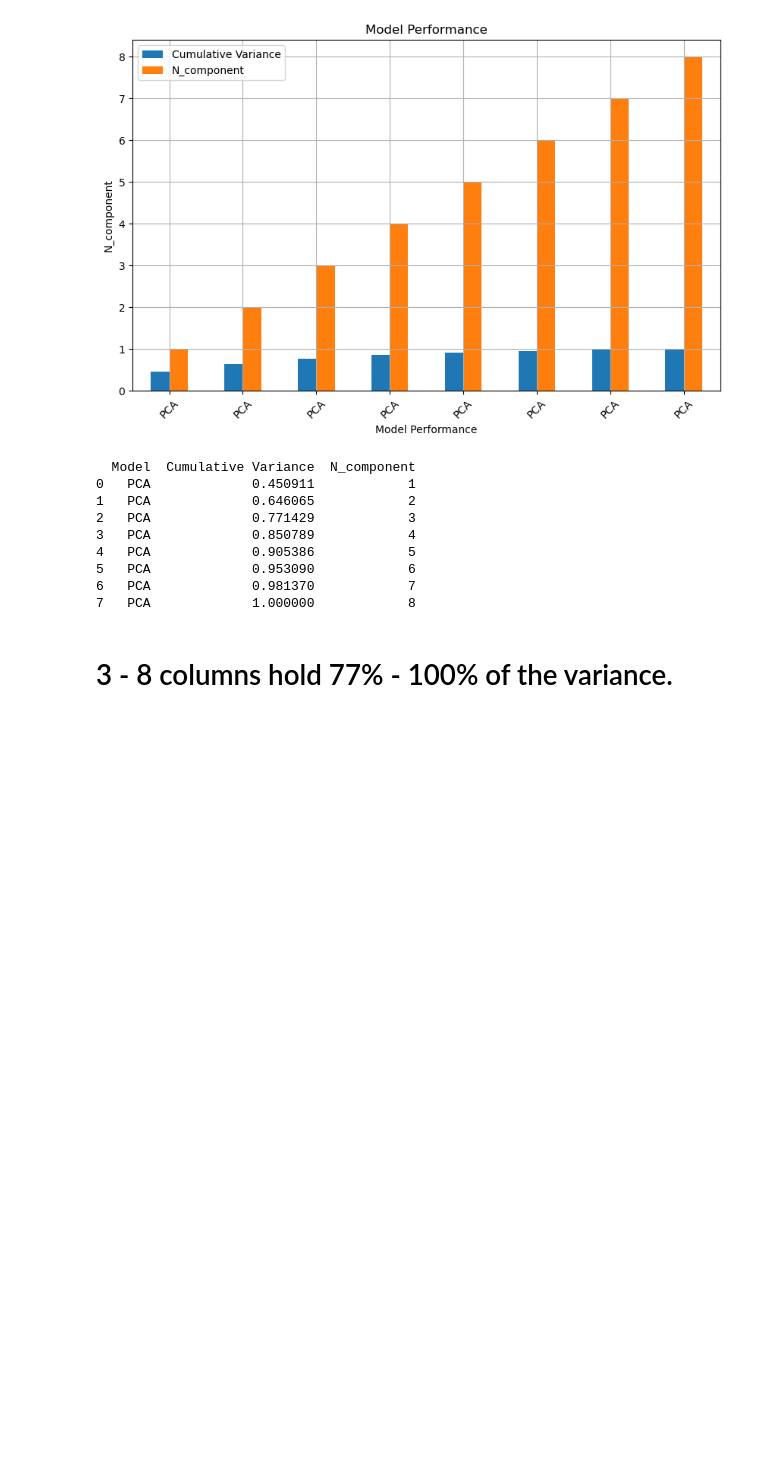
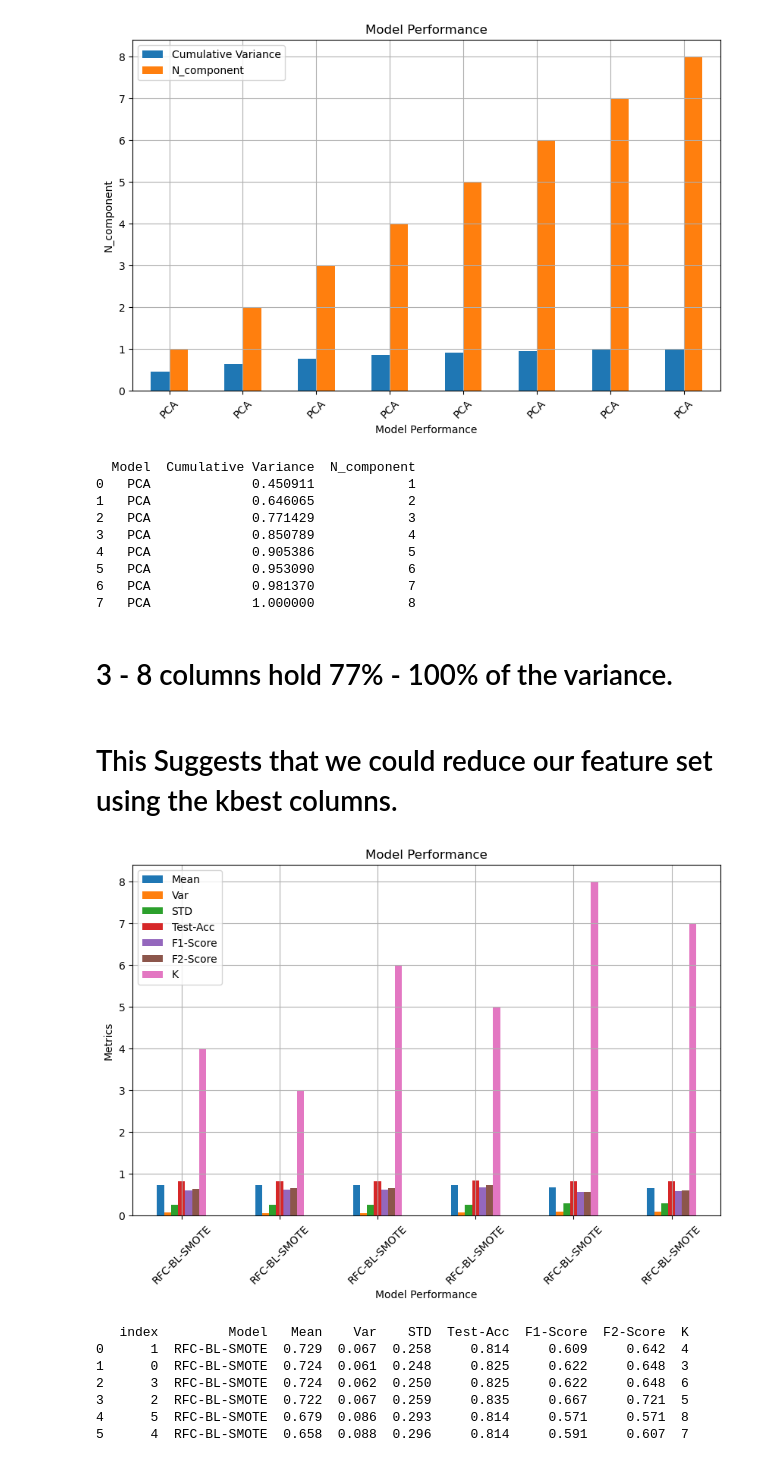
Before and after one commit to MaukanMir/Prostate-Cancer-Classification, a Jupyter notebook: training.ipynb, the cells around one changed output. Drawn from its saved outputs; the diff is of its cells as text; code cells hidden in the pictures; blank space fills up the shorter version.

Commit message:
added kbest columns selection

```diff
--- a/training.ipynb
+++ b/training.ipynb
@@ -110,7 +111,7 @@ def create_pipeline(model_name, model):
 
   return sklearnPipeline(steps=steps)
 
-def create_imb_pipeline(sampling_model_name, sampling_model, model_name, model):
+def create_imb_pipeline(sampling_model_name, sampling_model, model_name, model, kbest=None):
 
   steps = [
     ("Scaler", StandardScaler()),
@@ -118,6 +119,8 @@ def create_imb_pipeline(sampling_model_name, sampling_model, model_name, model):
     (sampling_model_name, sampling_model),
     (model_name, model)
   ]
+  if kbest is not None:
+    steps.insert(1, ("kbest", kbest))
   return imb_pipeline(steps=steps)
 
 def evaluate_model(model, X, y, scoring_metric):
@@ -233,6 +236,30 @@ def pca_analysis(X):
   df = pd.DataFrame(pca_performance)
   plot_model_performance(df, ["Cumulative Variance", "N_component"], "N_component")
   print(df)
+
+def test_kBest_columns(model, model_name, sampling_model, sample_model_name, X, y, variance_window, kMetric, scoring_metric):
+
+  gather_metrics = []
+  for k in variance_window:
+    kbest = SelectKBest(score_func=kMetric, k=k)
+    pipeline = create_imb_pipeline(sample_model_name, sampling_model, model_name, model, kbest)
+    scores = evaluate_model(pipeline, X, y, scoring_metric)
+
+    gather_metrics.append(
+        {
+          "Model": model_name + "-" + sample_model_name,
+          "Mean": scores[0],
+          "Var": scores[1],
+          "STD": scores[2],
+          "Test-Acc":scores[3],
+          "F1-Score":scores[4],
+          "F2-Score":scores[5],
+          "K":k
+        }
+      )
+  df = pd.DataFrame(gather_metrics).sort_values(by="Mean", ascending=False).reset_index()
+  plot_model_performance(df,["Mean", "Var", "STD", "Test-Acc", "F1-Score", "F2-Score", "K"], "Metrics")
+  print(df)
 # %% [markdown]
 # EDA Analysis
 # %%
@@ -819,3 +846,19 @@ pca_analysis(X)
 7   PCA             1.000000            8
 # %% [markdown]
 # 3 - 8 columns hold 77% - 100% of the variance.
+# %% [markdown]
+# This Suggests that we could reduce our feature set using the kbest columns.
+# %%
+variance_window = range(3, 8+1)
+kmetric = f_classif
+
+test_kBest_columns(rfc_clf, "RFC", BorderlineSMOTE(), "BL-SMOTE", X, y, variance_window, kmetric, f2_metric)
+# %% [output]
+[figure, added]
+   index         Model   Mean    Var    STD  Test-Acc  F1-Score  F2-Score  K
+0      1  RFC-BL-SMOTE  0.729  0.067  0.258     0.814     0.609     0.642  4
+1      0  RFC-BL-SMOTE  0.724  0.061  0.248     0.825     0.622     0.648  3
+2      3  RFC-BL-SMOTE  0.724  0.062  0.250     0.825     0.622     0.648  6
+3      2  RFC-BL-SMOTE  0.722  0.067  0.259     0.835     0.667     0.721  5
+4      5  RFC-BL-SMOTE  0.679  0.086  0.293     0.814     0.571     0.571  8
+5      4  RFC-BL-SMOTE  0.658  0.088  0.296     0.814     0.591     0.607  7
```
Also changed, not shown: parts of 4 cells of this notebook.
